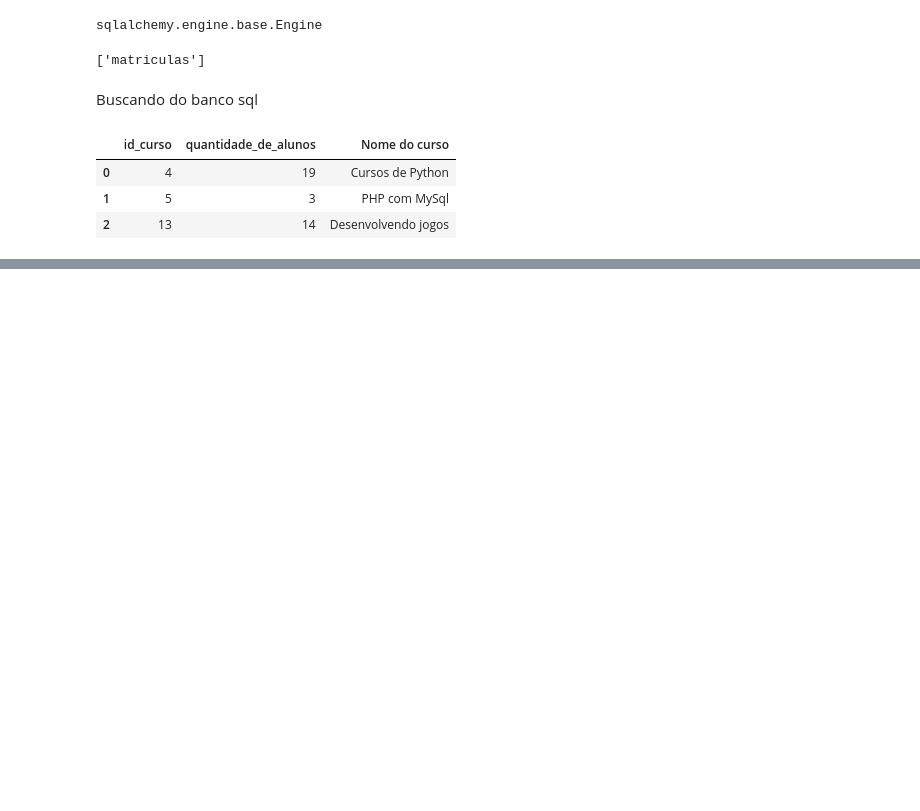
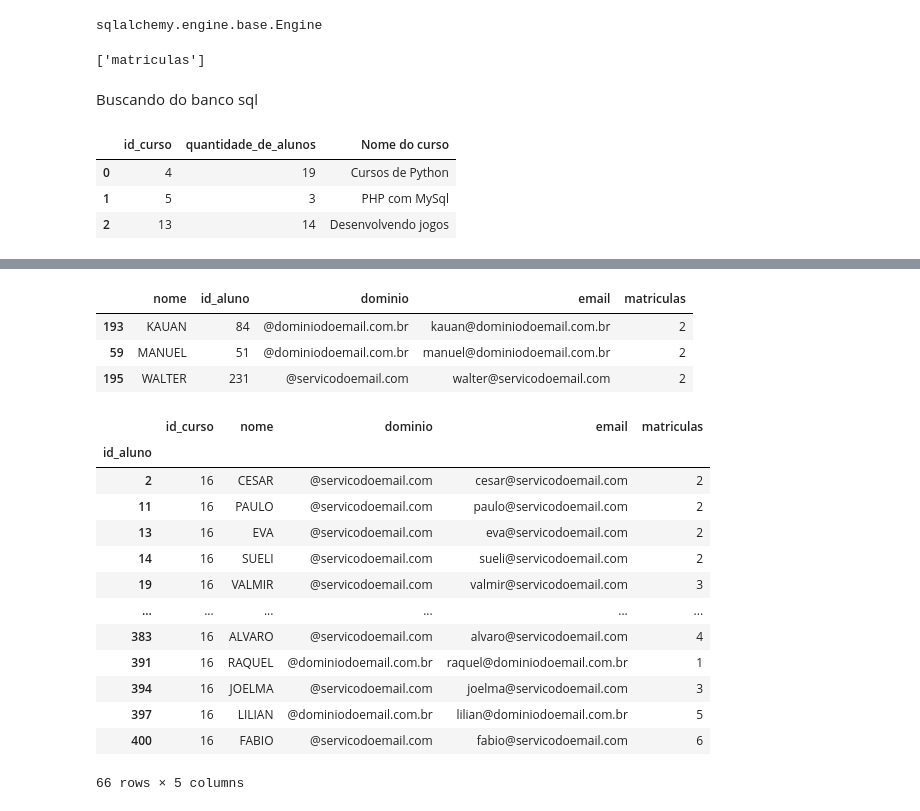
Before and after one commit to Juniorexz/DataScience, a Jupyter notebook: Pandas.ipynb, the cells around one changed output, grey strips where cells are left out. Cells and saved outputs as stored; diff of their text form; code cells hidden in the pictures; blank space fills up the shorter version.

```diff
--- a/Pandas.ipynb
+++ b/Pandas.ipynb
@@ -574,0 +695,4 @@ KeyError: ignored
+# %%
+id_curso = 16
+proxima_turma = matriculas.query("id_curso == {}".format(id_curso))
+proxima_turma
@@ -574,0 +713,24 @@ KeyError: ignored
+# %%
+nomes.sample(3)
+# %% [output]
+|  | nome | id_aluno | dominio | email | matriculas |
+| 193 | KAUAN | 84 | @dominiodoemail.com.br | kauan@dominiodoemail.com.br | 2 |
+| 59 | MANUEL | 51 | @dominiodoemail.com.br | manuel@dominiodoemail.com.br | 2 |
+| 195 | WALTER | 231 | @servicodoemail.com | walter@servicodoemail.com | 2 |
+# %%
+proxima_turma.set_index('id_aluno').join(nomes.set_index('id_aluno'))
+# %% [output]
+|  | id_curso | nome | dominio | email | matriculas |
+| id_aluno |  |  |  |  |  |
+| 2 | 16 | CESAR | @servicodoemail.com | cesar@servicodoemail.com | 2 |
+| 11 | 16 | PAULO | @servicodoemail.com | paulo@servicodoemail.com | 2 |
+| 13 | 16 | EVA | @servicodoemail.com | eva@servicodoemail.com | 2 |
+| 14 | 16 | SUELI | @servicodoemail.com | sueli@servicodoemail.com | 2 |
+| 19 | 16 | VALMIR | @servicodoemail.com | valmir@servicodoemail.com | 3 |
+| ... | ... | ... | ... | ... | ... |
+| 383 | 16 | ALVARO | @servicodoemail.com | alvaro@servicodoemail.com | 4 |
+| 391 | 16 | RAQUEL | @dominiodoemail.com.br | raquel@dominiodoemail.com.br | 1 |
+| 394 | 16 | JOELMA | @servicodoemail.com | joelma@servicodoemail.com | 3 |
+| 397 | 16 | LILIAN | @dominiodoemail.com.br | lilian@dominiodoemail.com.br | 5 |
+| 400 | 16 | FABIO | @servicodoemail.com | fabio@servicodoemail.com | 6 |
+66 rows × 5 columns
```
Also changed, not shown: parts of 32 cells of this notebook.
